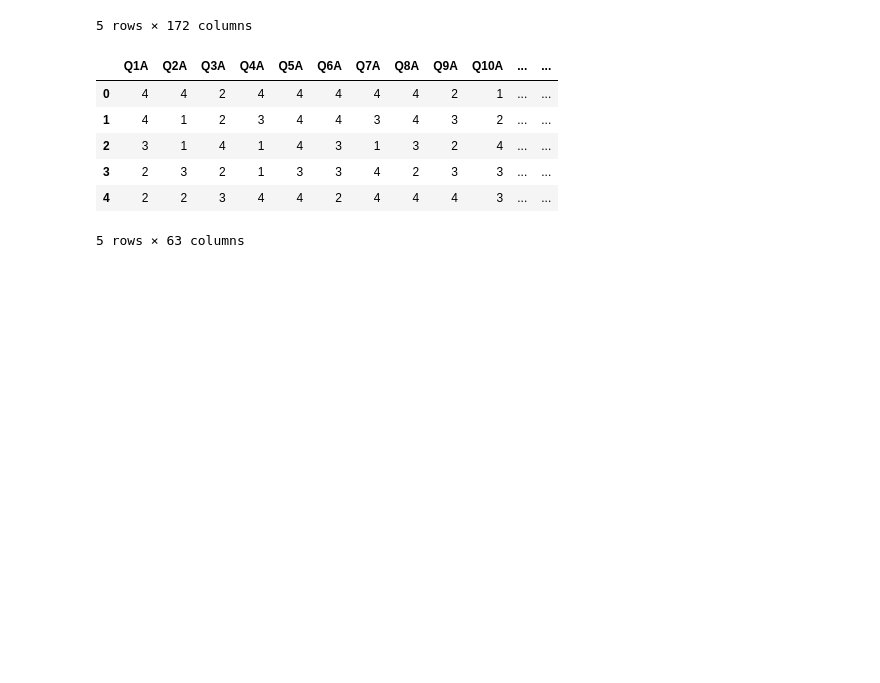
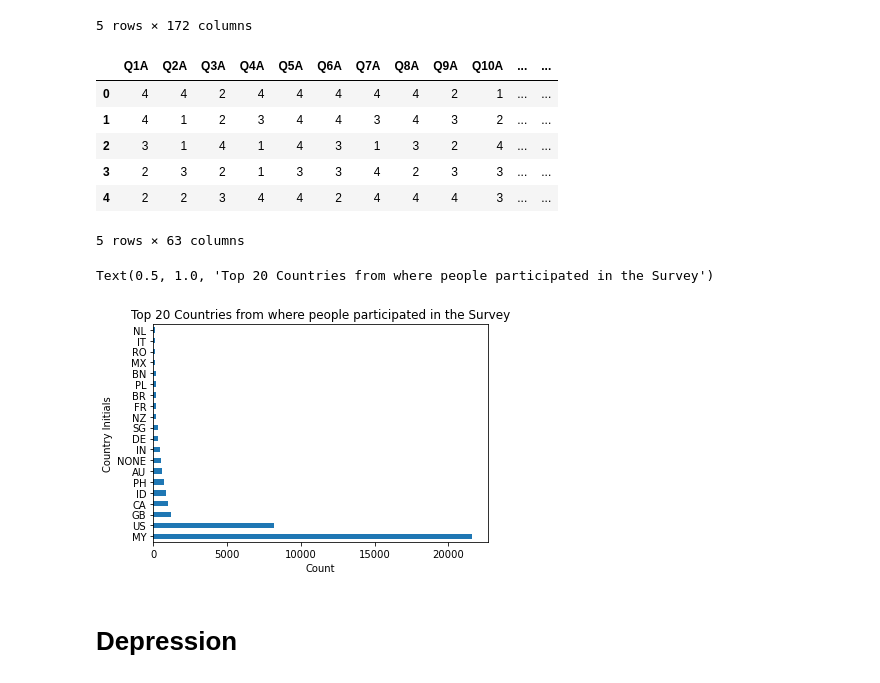
Before and after one commit to avisionary/depression_analysis, a Jupyter notebook: codes/Data Cleaning.ipynb, the cells around one changed output. Saved outputs shown, nothing was run; the diff lists cells and outputs as text; code cells hidden in the pictures; blank space fills up the shorter version.

Commit message:
clean data

```diff
--- a/codes/Data Cleaning.ipynb
+++ b/codes/Data Cleaning.ipynb
@@ -19,8 +19,8 @@ removedFeatures.extend([f'VCL{i}' for i in range(1, 17)]) # add feature 'VCL1' t
 removedFeatures.extend([ 'source', 'introelapse', 'testelapse', 'surveyelapse', 'engnat', 'hand',
     'voted', 'screensize', 'uniquenetworklocation'])
 # %%
-depression = data.drop(removedFeatures, axis=1)
-depression.head()
+data.drop(removedFeatures, axis=1,inplace=True)
+data.head()
 # %% [output]
 |  | Q1A | Q2A | Q3A | Q4A | Q5A | Q6A | Q7A | Q8A | Q9A | Q10A | ... | ... |
 | 0 | 4 | 4 | 2 | 4 | 4 | 4 | 4 | 4 | 2 | 1 | ... | ... |
@@ -33,0 +32,9 @@ depression = depression[depression['country']=='US']
+# %%
+import matplotlib.pyplot as plt
+data['country'].value_counts()[:20].plot(kind='barh')
+plt.ylabel('Country Initials')
+plt.xlabel('Count')
+plt.title('Top 20 Countries from where people participated in the Survey')
+# %% [output]
+Text(0.5, 1.0, 'Top 20 Countries from where people participated in the Survey')
+[figure, added]
@@ -33,0 +49,2 @@ depression = depression[depression['country']=='US']
+# %% [markdown]
+# Depression
```
Also changed, not shown: parts of 21 cells of this notebook, 2 other files.
